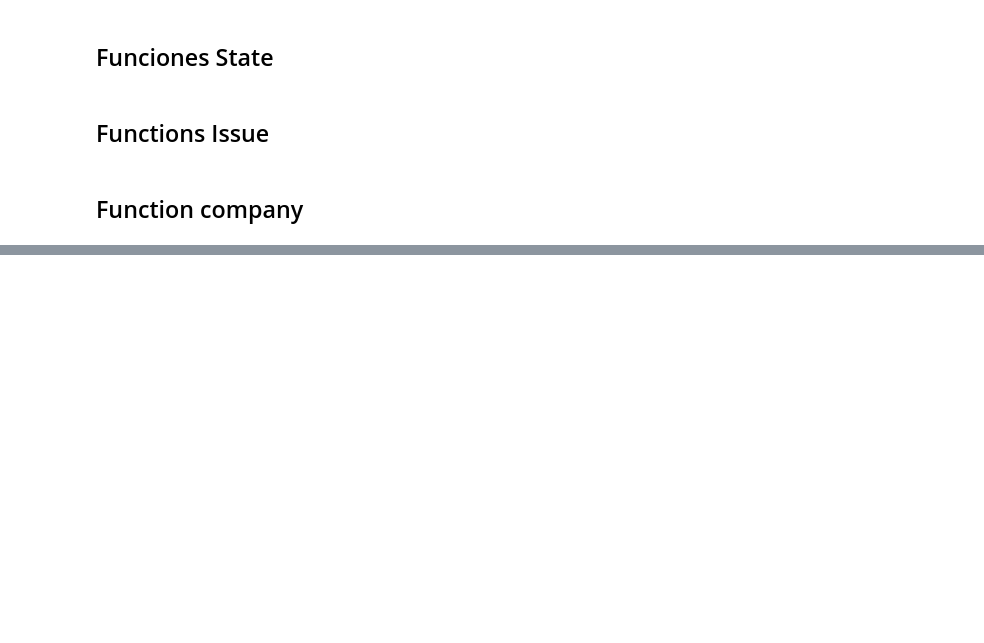
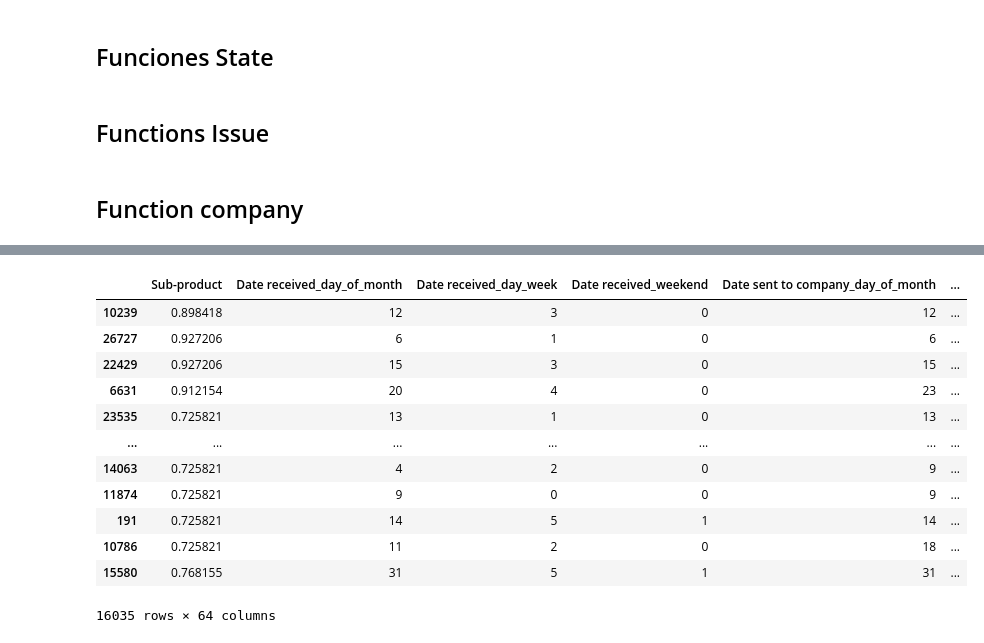
Before and after one commit to FernandoMoroC/Proyecto_Final_ML, a Jupyter notebook: notebooks/pipeline_preprocessing.ipynb, the cells around one changed output, grey strips where cells are left out. Saved outputs shown, nothing was run; the diff lists cells and outputs as text; code cells hidden in the pictures; blank space fills up the shorter version.

```diff
--- a/notebooks/pipeline_preprocessing.ipynb
+++ b/notebooks/pipeline_preprocessing.ipynb
@@ -228,0 +266,20 @@ class Company_type_from_product(BaseEstimator, TransformerMixin):
+# %%
+X_train = X_train.drop(
+    columns=["Complaint ID","Sub-issue", "ZIP code", "Company",
+             "Timely response?", "Consumer disputed?"])
+# %%
+X_train
+# %% [output]
+|  | Sub-product | Date received_day_of_month | Date received_day_week | Date received_weekend | Date sent to company_day_of_month | ... |
+| 10239 | 0.898418 | 12 | 3 | 0 | 12 | ... |
+| 26727 | 0.927206 | 6 | 1 | 0 | 6 | ... |
+| 22429 | 0.927206 | 15 | 3 | 0 | 15 | ... |
+| 6631 | 0.912154 | 20 | 4 | 0 | 23 | ... |
+| 23535 | 0.725821 | 13 | 1 | 0 | 13 | ... |
+| ... | ... | ... | ... | ... | ... | ... |
+| 14063 | 0.725821 | 4 | 2 | 0 | 9 | ... |
+| 11874 | 0.725821 | 9 | 0 | 0 | 9 | ... |
+| 191 | 0.725821 | 14 | 5 | 1 | 14 | ... |
+| 10786 | 0.725821 | 11 | 2 | 0 | 18 | ... |
+| 15580 | 0.768155 | 31 | 5 | 1 | 31 | ... |
+16035 rows × 64 columns
```
Also changed, not shown: parts of 13 cells of this notebook, 2 other files.
